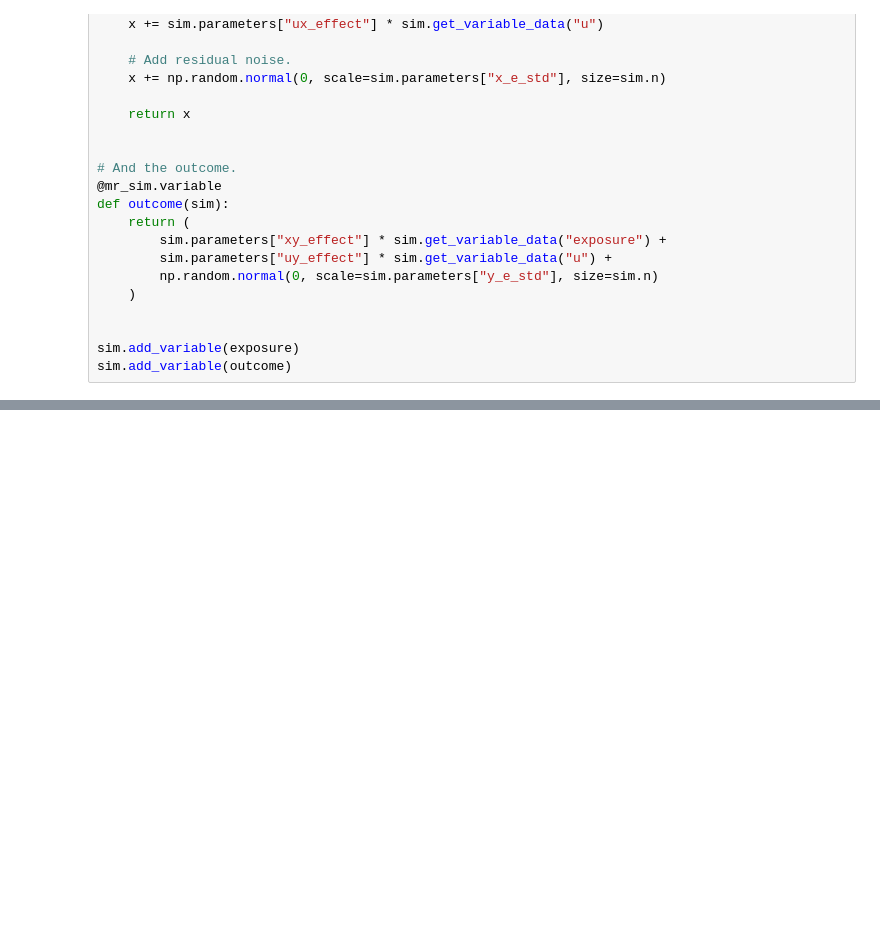
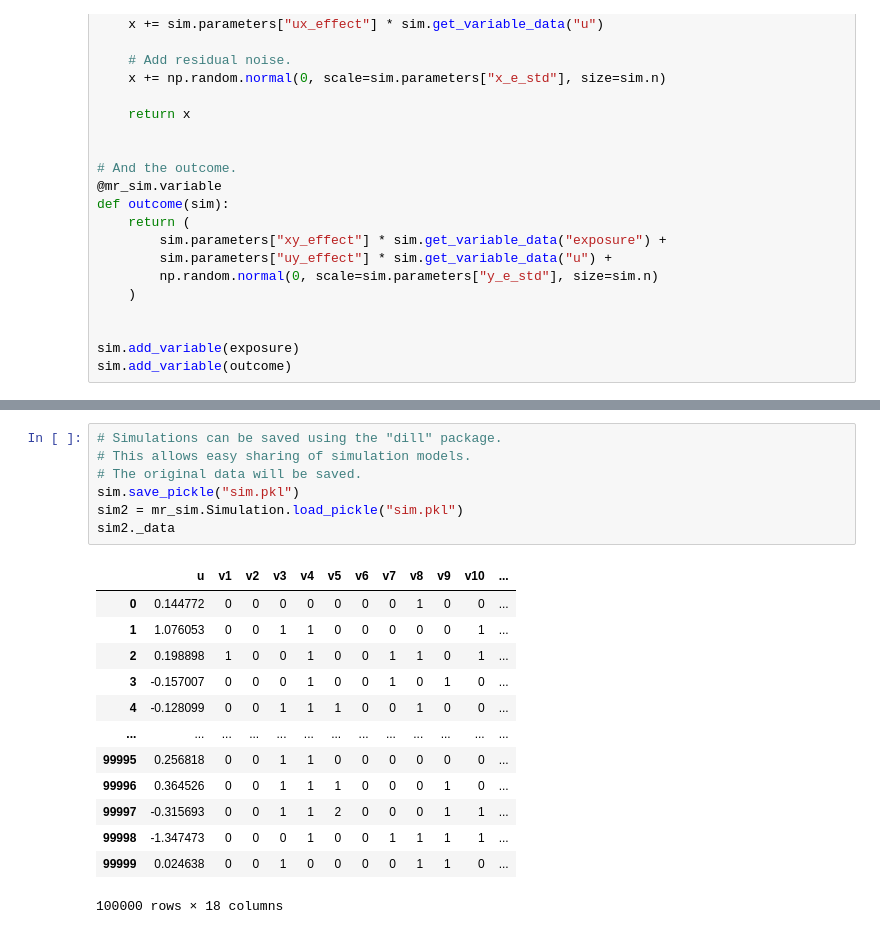
Before and after one commit to pgx-ml-lab/ml-mr, a Jupyter notebook: examples/basic_simulation_model.ipynb, the cells around one changed output, grey strips where cells are left out. Saved outputs shown, nothing was run; the diff lists cells and outputs as text; blank space fills up the shorter version.

Commit message:
Improved serialization for the simulation module.

```diff
--- a/examples/basic_simulation_model.ipynb
+++ b/examples/basic_simulation_model.ipynb
@@ -121,0 +132,21 @@ plt.tight_layout()
+# %%
+# Simulations can be saved using the "dill" package.
+# This allows easy sharing of simulation models.
+# The original data will be saved.
+sim.save_pickle("sim.pkl")
+sim2 = mr_sim.Simulation.load_pickle("sim.pkl")
+sim2._data
+# %% [output]
+|  | u | v1 | v2 | v3 | v4 | v5 | v6 | v7 | v8 | v9 | v10 | ... |
+| 0 | 0.144772 | 0 | 0 | 0 | 0 | 0 | 0 | 0 | 1 | 0 | 0 | ... |
+| 1 | 1.076053 | 0 | 0 | 1 | 1 | 0 | 0 | 0 | 0 | 0 | 1 | ... |
+| 2 | 0.198898 | 1 | 0 | 0 | 1 | 0 | 0 | 1 | 1 | 0 | 1 | ... |
+| 3 | -0.157007 | 0 | 0 | 0 | 1 | 0 | 0 | 1 | 0 | 1 | 0 | ... |
+| 4 | -0.128099 | 0 | 0 | 1 | 1 | 1 | 0 | 0 | 1 | 0 | 0 | ... |
+| ... | ... | ... | ... | ... | ... | ... | ... | ... | ... | ... | ... | ... |
+| 99995 | 0.256818 | 0 | 0 | 1 | 1 | 0 | 0 | 0 | 0 | 0 | 0 | ... |
+| 99996 | 0.364526 | 0 | 0 | 1 | 1 | 1 | 0 | 0 | 0 | 1 | 0 | ... |
+| 99997 | -0.315693 | 0 | 0 | 1 | 1 | 2 | 0 | 0 | 0 | 1 | 1 | ... |
+| 99998 | -1.347473 | 0 | 0 | 0 | 1 | 0 | 0 | 1 | 1 | 1 | 1 | ... |
+| 99999 | 0.024638 | 0 | 0 | 1 | 0 | 0 | 0 | 0 | 1 | 1 | 0 | ... |
+100000 rows × 18 columns
```
Also changed, not shown: parts of 7 cells of this notebook, 1 other file.
